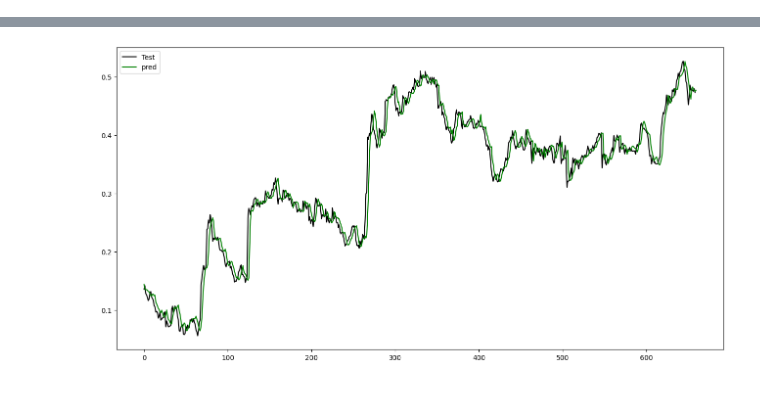
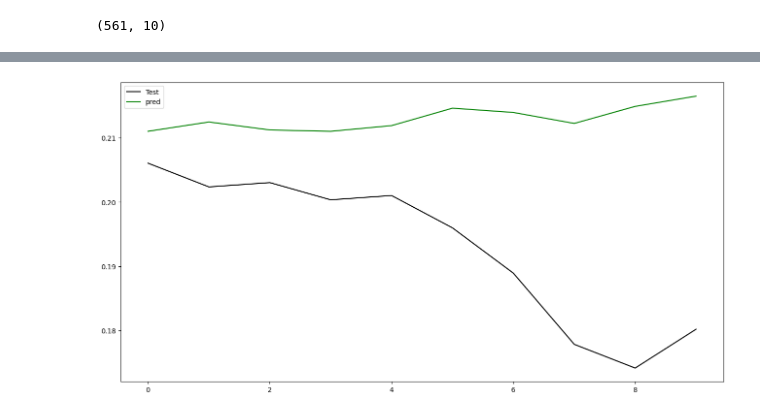
Before and after one commit to kwandji113/Algorithmic-Trading-Bot-, a Jupyter notebook: Test.ipynb, the cells around one changed output, grey strips where cells are left out. Drawn from its saved outputs; the diff is of its cells as text; code cells hidden in the pictures.

Commit message:
Changed model to prevent overfitting and dataleaks

```diff
--- a/Test.ipynb
+++ b/Test.ipynb
@@ -38,8 +38,9 @@ stock_data_testing = {}
 #split data for training
 for i in stock_data.keys():
     #add more features here
+    stock_data[i].rename(columns = {'Datetime':'Date'}, inplace = True)
     stock_data[i]["TargetNextClose"] = stock_data[i]["Adj Close"].shift(-1)
-    stock_data[i].rename(columns = {'Datetime':'Date'}, inplace = True)
+    stock_data[i].drop(['Close'], axis=1, inplace=True)
 
     #change scaling algorithm
     scaler = MinMaxScaler()
@@ -48,4 +49,3 @@ for i in stock_data.keys():
         stock_data[i].iloc[:, k] = scaler.fit_transform(column_data)
 
     stock_data_training[i], stock_data_testing[i] = train_test_split(stock_data[i], test_size=0.2, shuffle=False)
-    stock_data_testing[i].drop(['Close'], axis=1, inplace=True)
@@ -61,7 +101,6 @@ for key in stock_data_training.keys():
 
 
 stacked_stock_data = pd.concat(training_df_list, ignore_index=True, axis=0)
-stacked_stock_data.dropna()
-stacked_stock_data.drop(['Close'], axis=1, inplace=True)
-stacked_stock_data.head(15)
+stacked_stock_data = stacked_stock_data.dropna()
+stacked_stock_data.iloc[99:120, -1]
 # %% [output]
@@ -84,7 +124,7 @@ stacked_stock_data.head(15)
 # %%
 xs, ys = [], []
 #for actuallly training data
-for i in range(len(stacked_stock_data) - n_days):
+for i in range(len(stacked_stock_data) - n_days - m_days + 1):
 
     v = stacked_stock_data.iloc[i:(i + n_days), :-1]
 
@@ -92,10 +132,7 @@ for i in range(len(stacked_stock_data) - n_days):
         continue
 
     xs.append(v.iloc[:, 1:].to_numpy())
-    ys.append(stacked_stock_data.iloc[i + n_days, len(stacked_stock_data.columns) - 1])
+    ys.append(stacked_stock_data.iloc[i + n_days:i + n_days + m_days, len(stacked_stock_data.columns) - 1])
 xs = np.array(xs)
 ys = np.array(ys)
-
-print(xs)
-print(ys)
 # %% [output]
@@ -160,12 +209,12 @@ from keras import optimizers
 from keras.optimizers import Adam
 from keras.models import Model
 from keras.layers import Dense, GRU, LeakyReLU
-
+num_features = 5
 model = Sequential()
-model.add(GRU(11, input_shape=(xs.shape[1], xs.shape[2])))
-model.add(Dense(11))
-model.add(LeakyReLU(alpha=0.01))  # Add LeakyReLU as a separate layer with a small alpha
-model.add(Dense(1))
-model.compile(loss='mae', optimizer=Adam(1 / 1000))
-model.fit(xs, ys, epochs=1, batch_size=8, validation_split=0.2)
+model.add(LSTM(50, activation='relu', input_shape=(n_days, num_features), return_sequences=True))
+model.add(LSTM(units=50, return_sequences=True))
+model.add(LSTM(units=50, return_sequences=False))
+model.add(Dense(m_days))
+model.compile(optimizer='adam', loss='mean_squared_error')
+model.fit(xs, ys, epochs=5, batch_size=32, validation_split=0.2)
 # %% [output]
@@ -174,9 +236,11 @@ model.fit(xs, ys, epochs=1, batch_size=8, validation_split=0.2)
+# %%
+y_pred.shape
+# %% [output]
+(561, 10)
 # %%
-y_pred = model.predict(X_test)
-
 plt.figure(figsize=(16,8))
-plt.plot(Y_test, color = 'black', label = 'Test')
-plt.plot(y_pred, color = 'green', label = 'pred')
+plt.plot(Y_test[0], color = 'black', label = 'Test')
+plt.plot(y_pred[0], color = 'green', label = 'pred')
 plt.legend()
 plt.show()
 # %% [output]
@@ -184 +247 @@ plt.show()
-[figure, old version]
+[figure, new version]
```
Also changed, not shown: parts of 10 cells of this notebook, 1 other file.
